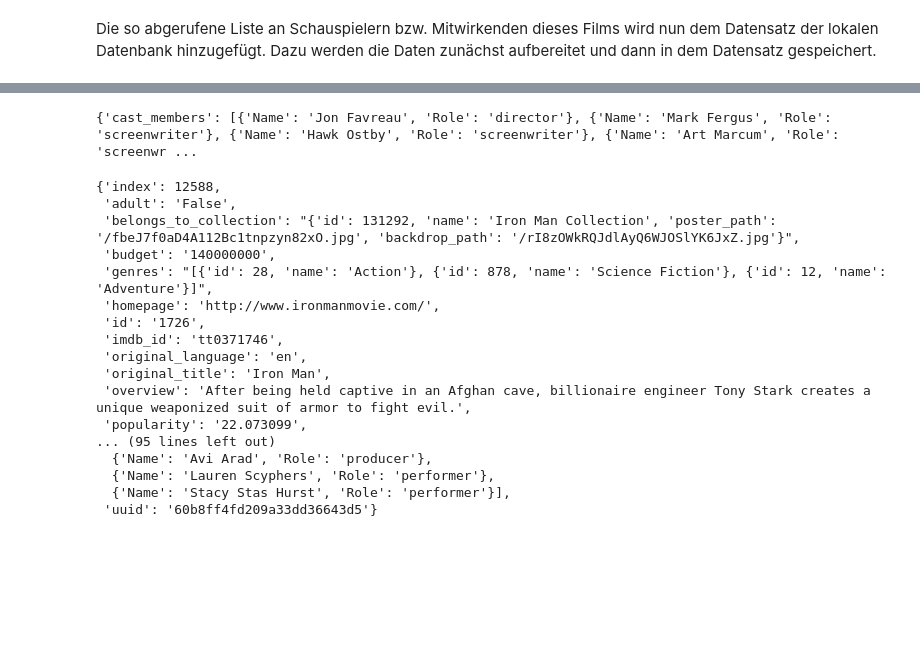
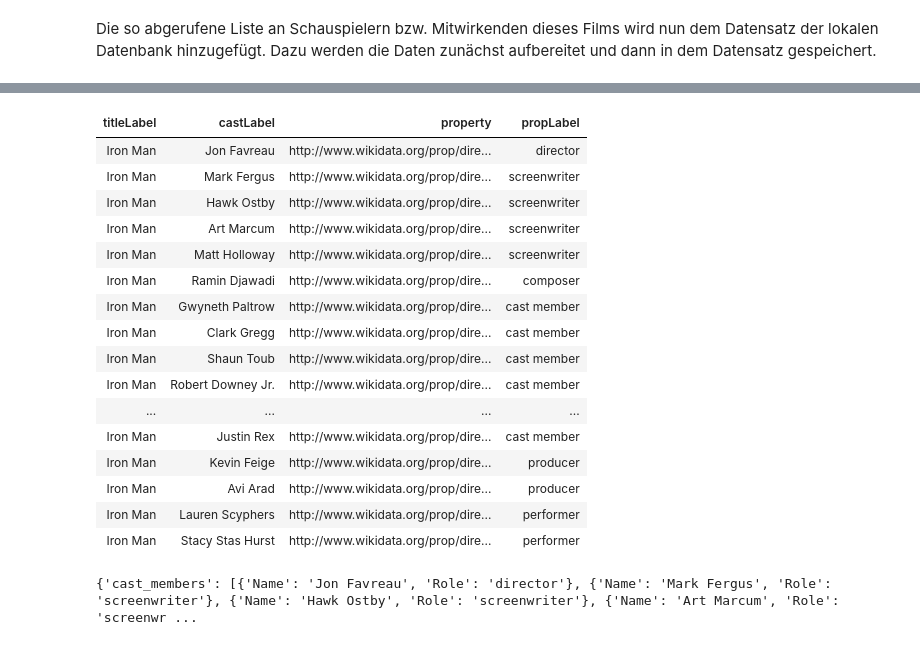
Before and after one commit to NasskalteJuni/SemanticWebDemo, a Jupyter notebook: index.ipynb, the cells around one changed output, grey strips where cells are left out. Saved outputs shown, nothing was run; the diff lists cells and outputs as text; code cells hidden in the pictures; blank space fills up the shorter version.

```diff
--- a/index.ipynb
+++ b/index.ipynb
@@ -408,5 +320,5 @@ print (dict)
 
 
 movies.add_data_by_title("Iron Man", dict)
-movies.get_by_title('Iron Man')
+table(movies.get_by_title('Iron Man'))
 # %% [output]
@@ -473,18 +325,18 @@ movies.get_by_title('Iron Man')
+| titleLabel | castLabel | property | propLabel |
+| Iron Man | Jon Favreau | http://www.wikidata.org/prop/dire... | director |
+| Iron Man | Mark Fergus | http://www.wikidata.org/prop/dire... | screenwriter |
+| Iron Man | Hawk Ostby | http://www.wikidata.org/prop/dire... | screenwriter |
+| Iron Man | Art Marcum | http://www.wikidata.org/prop/dire... | screenwriter |
+| Iron Man | Matt Holloway | http://www.wikidata.org/prop/dire... | screenwriter |
+| Iron Man | Ramin Djawadi | http://www.wikidata.org/prop/dire... | composer |
+| Iron Man | Gwyneth Paltrow | http://www.wikidata.org/prop/dire... | cast member |
+| Iron Man | Clark Gregg | http://www.wikidata.org/prop/dire... | cast member |
+| Iron Man | Shaun Toub | http://www.wikidata.org/prop/dire... | cast member |
+| Iron Man | Robert Downey Jr. | http://www.wikidata.org/prop/dire... | cast member |
+| ... | ... | ... | ... |
+| Iron Man | Justin Rex | http://www.wikidata.org/prop/dire... | cast member |
+| Iron Man | Kevin Feige | http://www.wikidata.org/prop/dire... | producer |
+| Iron Man | Avi Arad | http://www.wikidata.org/prop/dire... | producer |
+| Iron Man | Lauren Scyphers | http://www.wikidata.org/prop/dire... | performer |
+| Iron Man | Stacy Stas Hurst | http://www.wikidata.org/prop/dire... | performer |
 {'cast_members': [{'Name': 'Jon Favreau', 'Role': 'director'}, {'Name': 'Mark Fergus', 'Role': 'screenwriter'}, {'Name': 'Hawk Ostby', 'Role': 'screenwriter'}, {'Name': 'Art Marcum', 'Role': 'screenwr ...
-{'index': 12588,
- 'adult': 'False',
- 'belongs_to_collection': "{'id': 131292, 'name': 'Iron Man Collection', 'poster_path': '/fbeJ7f0aD4A112Bc1tnpzyn82xO.jpg', 'backdrop_path': '/rI8zOWkRQJdlAyQ6WJOSlYK6JxZ.jpg'}",
- 'budget': '140000000',
- 'genres': "[{'id': 28, 'name': 'Action'}, {'id': 878, 'name': 'Science Fiction'}, {'id': 12, 'name': 'Adventure'}]",
- 'homepage': 'http://www.ironmanmovie.com/',
- 'id': '1726',
- 'imdb_id': 'tt0371746',
- 'original_language': 'en',
- 'original_title': 'Iron Man',
- 'overview': 'After being held captive in an Afghan cave, billionaire engineer Tony Stark creates a unique weaponized suit of armor to fight evil.',
- 'popularity': '22.073099',
-... (95 lines left out)
-  {'Name': 'Avi Arad', 'Role': 'producer'},
-  {'Name': 'Lauren Scyphers', 'Role': 'performer'},
-  {'Name': 'Stacy Stas Hurst', 'Role': 'performer'}],
- 'uuid': '60b8ff4fd209a33dd36643d5'}
```
Also changed, not shown: parts of 8 cells of this notebook, 2 other files.
